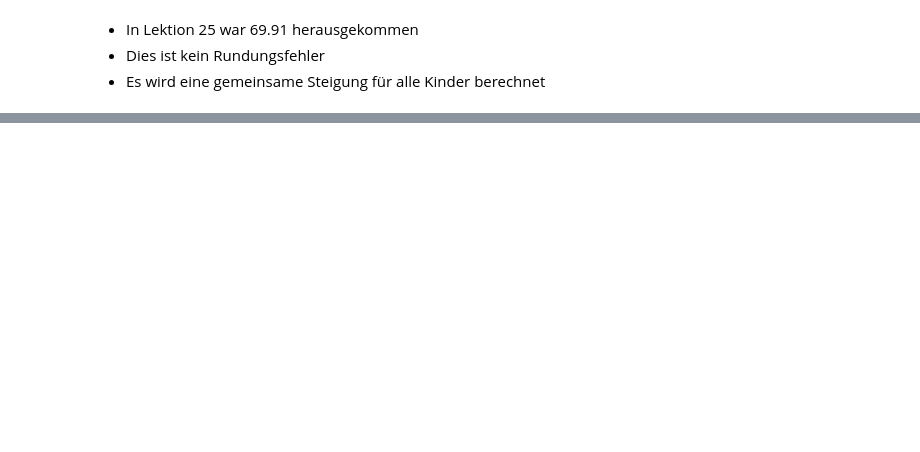
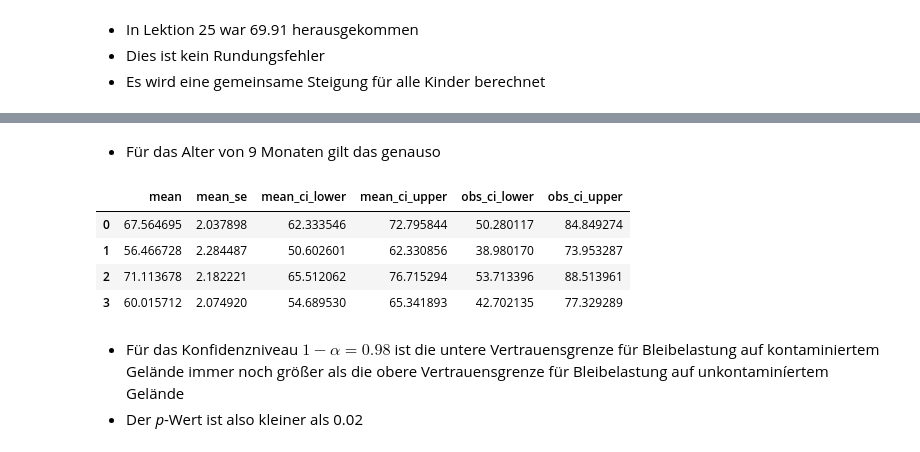
Before and after one commit to Ruediger-Braun/mfb2425, a Jupyter notebook: lektion26.ipynb, the cells around one changed output, grey strips where cells are left out. Saved outputs shown, nothing was run; the diff lists cells and outputs as text; code cells hidden in the pictures; blank space fills up the shorter version.

```diff
--- a/lektion26.ipynb
+++ b/lektion26.ipynb
@@ -151,0 +343,13 @@ res.get_prediction(anfrage).summary_frame()
+# %% [markdown]
+* Für das Alter von 9 Monaten gilt das genauso
+# %%
+res.get_prediction(anfrage).summary_frame(alpha=0.02)
+# %% [output]
+|  | mean | mean_se | mean_ci_lower | mean_ci_upper | obs_ci_lower | obs_ci_upper |
+| 0 | 67.564695 | 2.037898 | 62.333546 | 72.795844 | 50.280117 | 84.849274 |
+| 1 | 56.466728 | 2.284487 | 50.602601 | 62.330856 | 38.980170 | 73.953287 |
+| 2 | 71.113678 | 2.182221 | 65.512062 | 76.715294 | 53.713396 | 88.513961 |
+| 3 | 60.015712 | 2.074920 | 54.689530 | 65.341893 | 42.702135 | 77.329289 |
+# %% [markdown]
+* Für das Konfidenzniveau $1-\alpha=0.98$ ist die untere Vertrauensgrenze für Bleibelastung auf kontaminiertem Gelände immer noch größer als die obere Vertrauensgrenze für Bleibelastung auf unkontaminíertem Gelände
+* Der *p*-Wert ist also kleiner als 0.02
```
Also changed, not shown: parts of 23 cells of this notebook.
